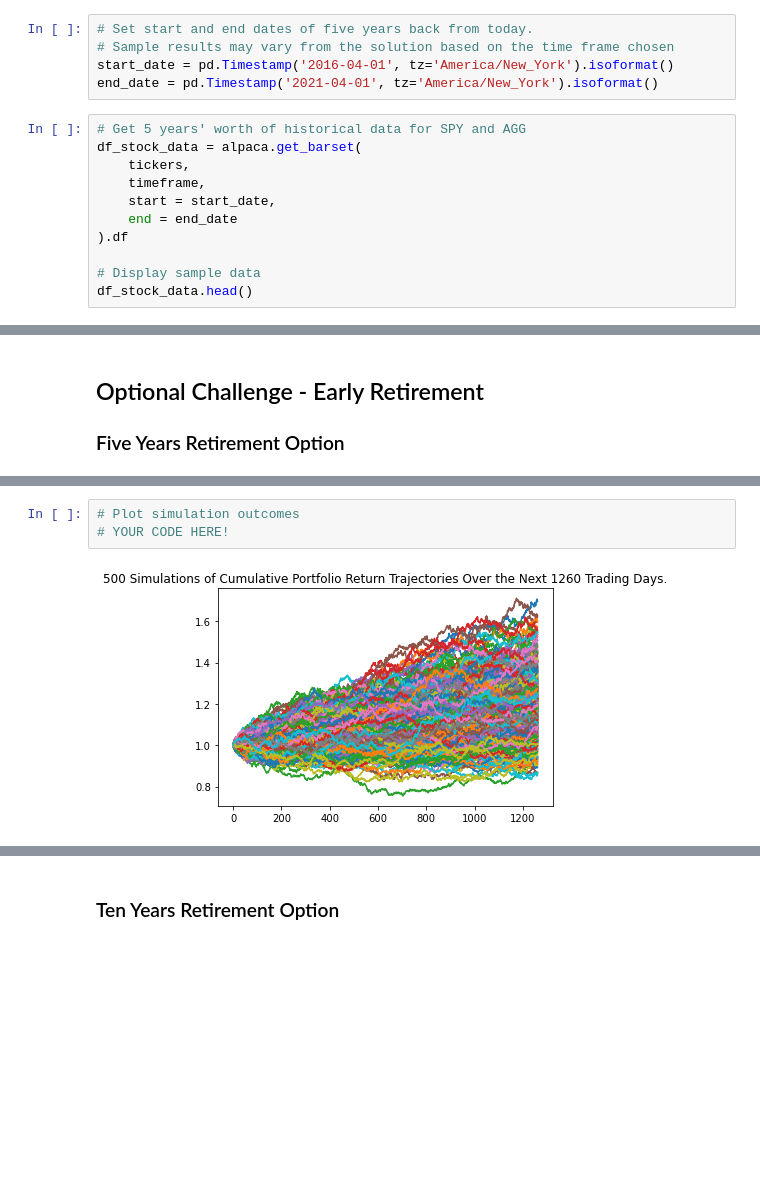
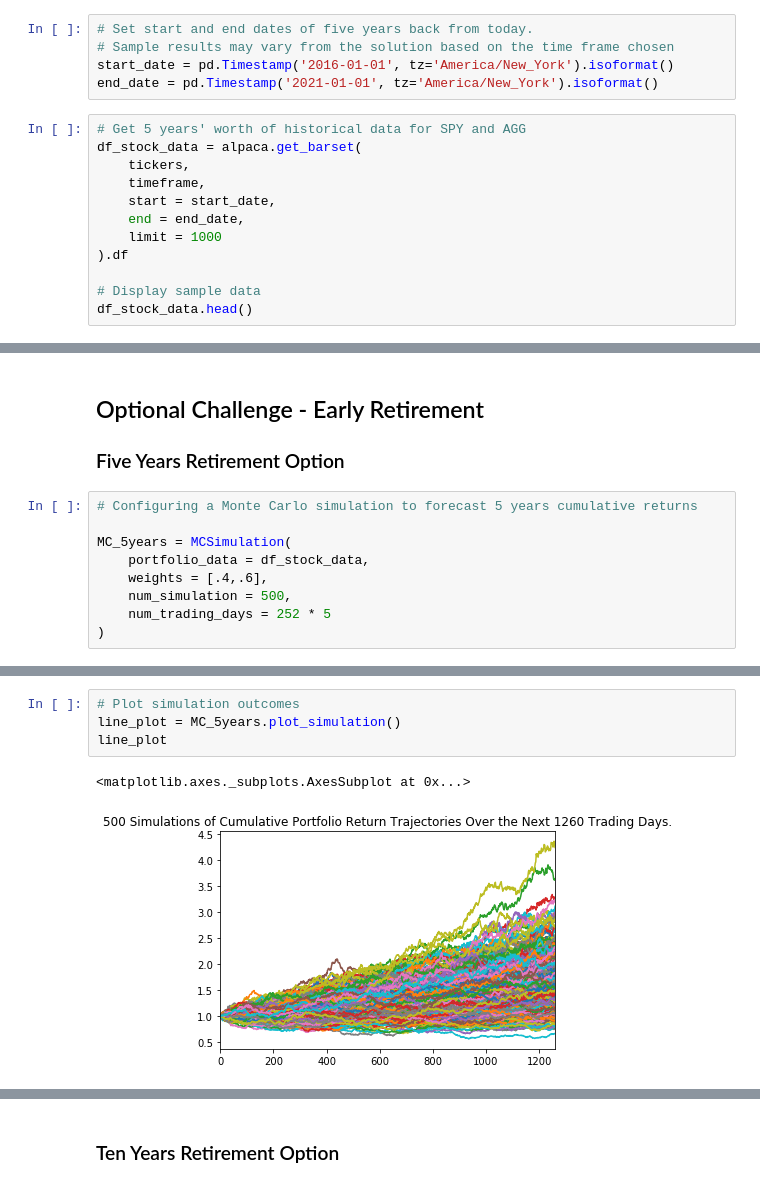
Before and after one commit to xfdobs/Financial-Planning, a Jupyter notebook: financial-planner.ipynb, the cells around one changed output, grey strips where cells are left out. Cells and saved outputs as stored; diff of their text form; blank space fills up the shorter version.

```diff
--- a/financial-planner.ipynb
+++ b/financial-planner.ipynb
@@ -165,15 +159,16 @@ Congratulations! You have enough money in your emergency fund.
 # %%
 # Set start and end dates of five years back from today.
 # Sample results may vary from the solution based on the time frame chosen
-start_date = pd.Timestamp('2016-04-01', tz='America/New_York').isoformat()
-end_date = pd.Timestamp('2021-04-01', tz='America/New_York').isoformat()
+start_date = pd.Timestamp('2016-01-01', tz='America/New_York').isoformat()
+end_date = pd.Timestamp('2021-01-01', tz='America/New_York').isoformat()
 # %%
 # Get 5 years' worth of historical data for SPY and AGG
 df_stock_data = alpaca.get_barset(
     tickers,
     timeframe,
     start = start_date,
-    end = end_date
+    end = end_date,
+    limit = 1000
 ).df
 
 # Display sample data
@@ -315,4 +310,13 @@ There is a 95% chance that an initial investment of $30000.0 in the portfolio ov
 
 
 ### Five Years Retirement Option
+# %%
+# Configuring a Monte Carlo simulation to forecast 5 years cumulative returns
+
+MC_5years = MCSimulation(
+    portfolio_data = df_stock_data,
+    weights = [.4,.6],
+    num_simulation = 500,
+    num_trading_days = 252 * 5
+)
 # %%
@@ -355,7 +361,9 @@ Running Monte Carlo simulation number 490.
 # %%
 # Plot simulation outcomes
-# YOUR CODE HERE!
+line_plot = MC_5years.plot_simulation()
+line_plot
 # %% [output]
+<matplotlib.axes._subplots.AxesSubplot at 0x...>
-[figure, old version]
+[figure, new version]
 # %%
 # Plot probability distribution and confidence intervals
```
Also changed, not shown: parts of 24 cells of this notebook, 5 other files.
